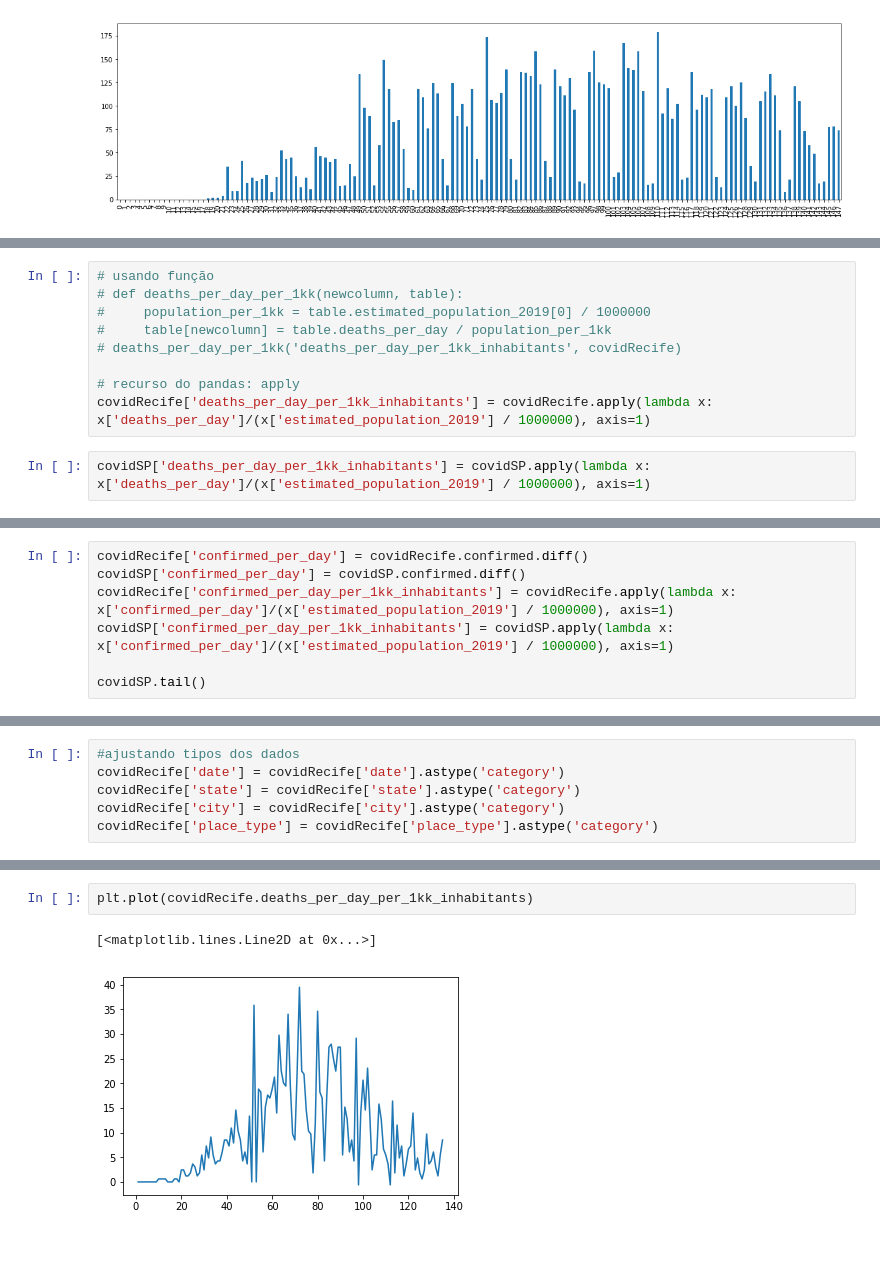
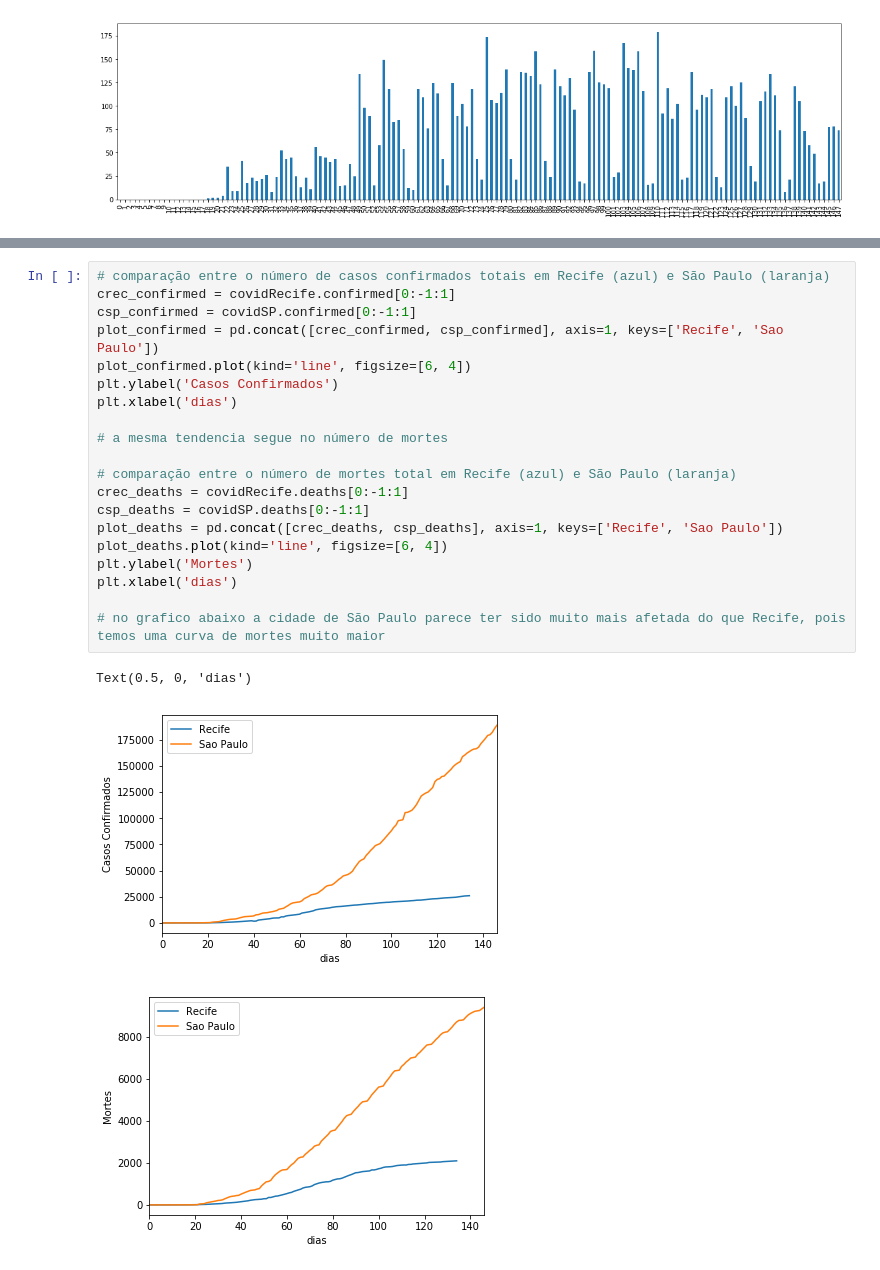
Before and after one commit to mathlimma/data-science-project-1, a Jupyter notebook: covid19.ipynb, the cells around one changed output, grey strips where cells are left out. Saved outputs shown, nothing was run; the diff lists cells and outputs as text.

```diff
--- a/covid19.ipynb
+++ b/covid19.ipynb
@@ -78,11 +240,0 @@ plt.plot(covidSP['order_for_place'], covidSP['deaths_per_day'], label="line 2")
-# %%
-# usando função
-# def deaths_per_day_per_1kk(newcolumn, table):
-#     population_per_1kk = table.estimated_population_2019[0] / 1000000
-#     table[newcolumn] = table.deaths_per_day / population_per_1kk
-# deaths_per_day_per_1kk('deaths_per_day_per_1kk_inhabitants', covidRecife)
-
-# recurso do pandas: apply
-covidRecife['deaths_per_day_per_1kk_inhabitants'] = covidRecife.apply(lambda x: x['deaths_per_day']/(x['estimated_population_2019'] / 1000000), axis=1)
-# %%
-covidSP['deaths_per_day_per_1kk_inhabitants'] = covidSP.apply(lambda x: x['deaths_per_day']/(x['estimated_population_2019'] / 1000000), axis=1)
@@ -105,7 +240,0 @@ plt.plot(covidSP['order_for_place'], covidSP['deaths_per_day_per_1kk_inhabitants
-# %%
-covidRecife['confirmed_per_day'] = covidRecife.confirmed.diff()
-covidSP['confirmed_per_day'] = covidSP.confirmed.diff()
-covidRecife['confirmed_per_day_per_1kk_inhabitants'] = covidRecife.apply(lambda x: x['confirmed_per_day']/(x['estimated_population_2019'] / 1000000), axis=1)
-covidSP['confirmed_per_day_per_1kk_inhabitants'] = covidSP.apply(lambda x: x['confirmed_per_day']/(x['estimated_population_2019'] / 1000000), axis=1)
-
-covidSP.tail()
@@ -243,6 +240,0 @@ WilcoxonResult(statistic=1913.0, pvalue=1.6211692977680056e-06)
-# %%
-#ajustando tipos dos dados
-covidRecife['date'] = covidRecife['date'].astype('category')
-covidRecife['state'] = covidRecife['state'].astype('category')
-covidRecife['city'] = covidRecife['city'].astype('category')
-covidRecife['place_type'] = covidRecife['place_type'].astype('category')
@@ -460,5 +241,24 @@ plt.plot(covid_norm)
-# %%
-plt.plot(covidRecife.deaths_per_day_per_1kk_inhabitants)
-# %% [output]
-[<matplotlib.lines.Line2D at 0x...>]
-[figure, removed]
+# %%
+# comparação entre o número de casos confirmados totais em Recife (azul) e São Paulo (laranja)
+crec_confirmed = covidRecife.confirmed[0:-1:1]
+csp_confirmed = covidSP.confirmed[0:-1:1]
+plot_confirmed = pd.concat([crec_confirmed, csp_confirmed], axis=1, keys=['Recife', 'Sao Paulo'])
+plot_confirmed.plot(kind='line', figsize=[6, 4])
+plt.ylabel('Casos Confirmados')
+plt.xlabel('dias')
+
+# a mesma tendencia segue no número de mortes
+
+# comparação entre o número de mortes total em Recife (azul) e São Paulo (laranja)
+crec_deaths = covidRecife.deaths[0:-1:1]
+csp_deaths = covidSP.deaths[0:-1:1]
+plot_deaths = pd.concat([crec_deaths, csp_deaths], axis=1, keys=['Recife', 'Sao Paulo'])
+plot_deaths.plot(kind='line', figsize=[6, 4])
+plt.ylabel('Mortes')
+plt.xlabel('dias')
+
+# no grafico abaixo a cidade de São Paulo parece ter sido muito mais afetada do que Recife, pois temos uma curva de mortes muito maior
+# %% [output]
+Text(0.5, 0, 'dias')
+[figure, added]
+[figure, added]
```
Also changed, not shown: parts of 68 cells of this notebook, 2 other files.
